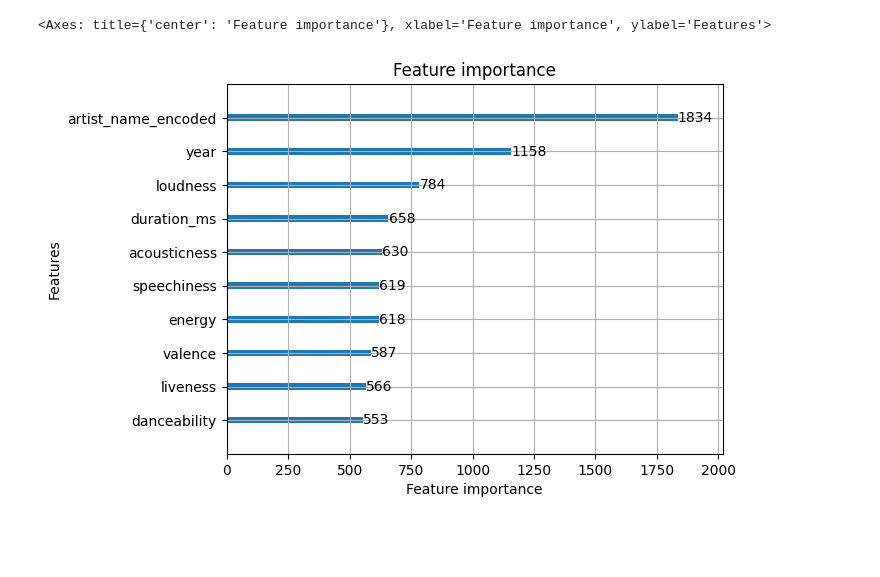
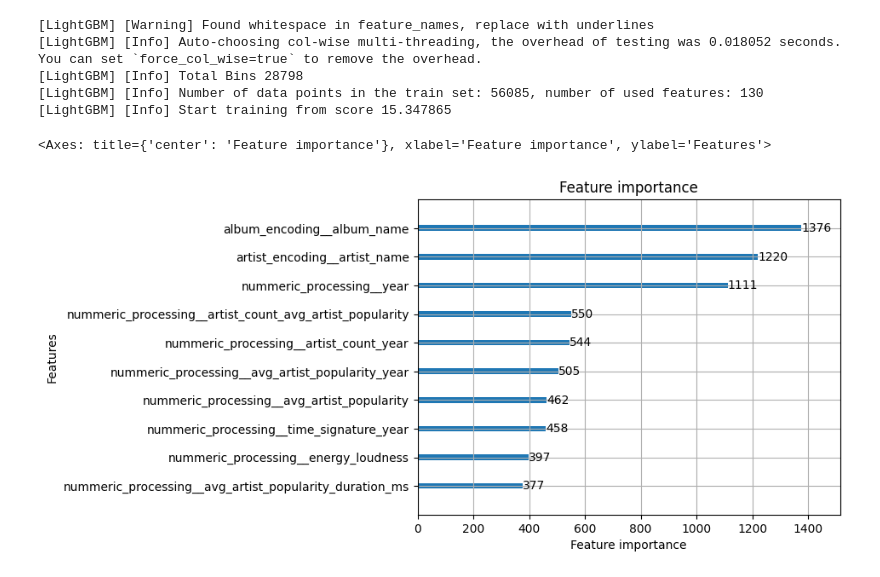
Before and after one commit to Sammuel21/pridav-music-project, a Jupyter notebook: Development/dovicic2/lightgbm.ipynb, the cells around one changed output. Drawn from its saved outputs; the diff is of its cells as text; code cells hidden in the pictures; blank space fills up the shorter version.

```diff
--- a/Development/dovicic2/lightgbm.ipynb
+++ b/Development/dovicic2/lightgbm.ipynb
@@ -188,5 +183,0 @@ plt.show()
-# %%
-lgb.plot_importance(model, max_num_features=10)
-# %% [output]
-<Axes: title={'center': 'Feature importance'}, xlabel='Feature importance', ylabel='Features'>
-[figure, removed]
@@ -220,0 +184,17 @@ print(result)
+# %%
+train_data = lgb.Dataset(X_train_preprocessed, label=y_train)
+model = lgb.train(
+    params={'colsample_bytree': 0.8, 'learning_rate': 0.07, 'max_depth': -1, 'num_leaves': 255, 'subsample': 0.2},
+    train_set=train_data,
+)
+
+lgb.plot_importance(model, max_num_features=10)
+# %% [output]
+[LightGBM] [Warning] Found whitespace in feature_names, replace with underlines
+[LightGBM] [Info] Auto-choosing col-wise multi-threading, the overhead of testing was 0.018052 seconds.
+You can set `force_col_wise=true` to remove the overhead.
+[LightGBM] [Info] Total Bins 28798
+[LightGBM] [Info] Number of data points in the train set: 56085, number of used features: 130
+[LightGBM] [Info] Start training from score 15.347865
+<Axes: title={'center': 'Feature importance'}, xlabel='Feature importance', ylabel='Features'>
+[figure, added]
```
Also changed, not shown: parts of 9 cells of this notebook, 6 other files.
